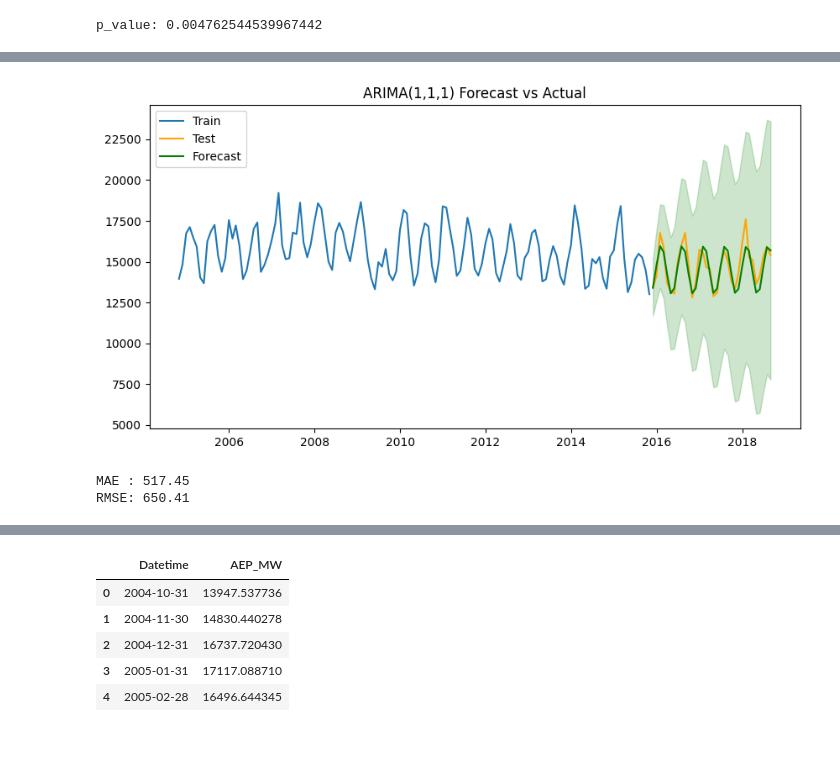
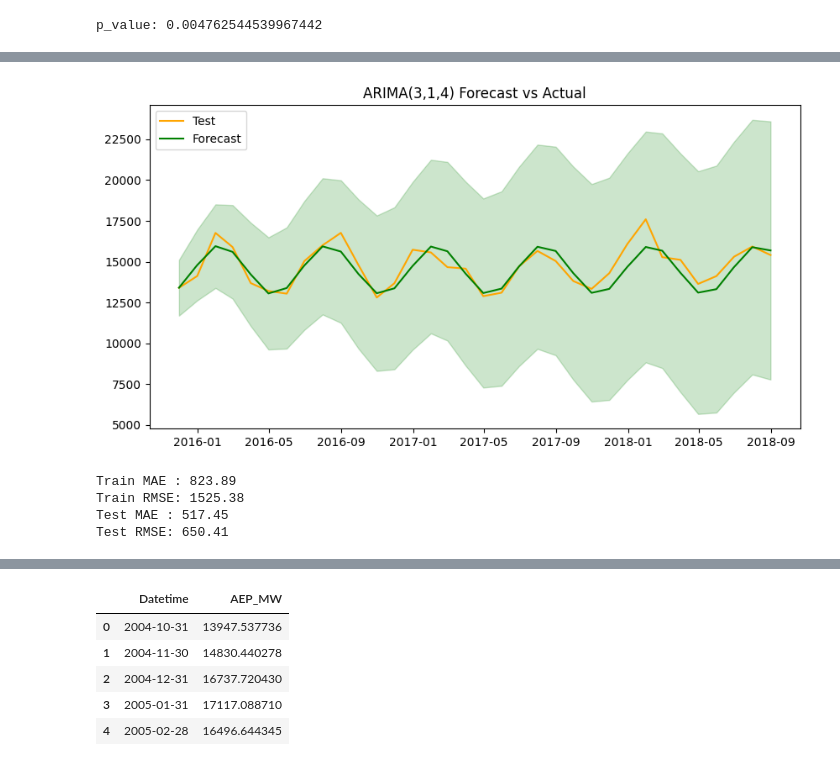
Before and after one commit to victorouma1/Machine-Learning-2-Capstone, a Jupyter notebook: main.ipynb, the cells around one changed output, grey strips where cells are left out. Drawn from its saved outputs; the diff is of its cells as text; code cells hidden in the pictures.

```diff
--- a/main.ipynb
+++ b/main.ipynb
@@ -377,23 +307,29 @@ conf_int = forecast_obj.conf_int()
 # %%
 plt.figure(figsize=(10,5))
-plt.plot(train_dataset.index, train_dataset['AEP_MW'], label='Train')
+#plt.plot(train_dataset.index, train_dataset['AEP_MW'], label='Train')
 plt.plot(test_dataset.index, test_dataset['AEP_MW'], label='Test', color='orange')
 plt.plot(y_pred.index, y_pred, label='Forecast', color='green')
 plt.fill_between(conf_int.index,
                  conf_int.iloc[:,0],
                  conf_int.iloc[:,1],
                  color='green', alpha=0.2)
 plt.legend()
-plt.title('ARIMA(1,1,1) Forecast vs Actual')
+plt.title('ARIMA(3,1,4) Forecast vs Actual')
 plt.show()
 # %% [output]
-[figure, old version]
+[figure, new version]
 # %%
 mae = mean_absolute_error(test_dataset['AEP_MW'], y_pred)
 rmse = np.sqrt(mean_squared_error(test_dataset['AEP_MW'], y_pred))
+mae_train = mean_absolute_error(train_dataset['AEP_MW'], y_pred_train)
+rmse_train = np.sqrt(mean_squared_error(train_dataset['AEP_MW'], y_pred_train))
 
-print(f"MAE : {mae:.2f}")
-print(f"RMSE: {rmse:.2f}")
+print(f"Train MAE : {mae_train:.2f}")
+print(f"Train RMSE: {rmse_train:.2f}")
+print(f"Test MAE : {mae:.2f}")
+print(f"Test RMSE: {rmse:.2f}")
 # %% [output]
-MAE : 517.45
-RMSE: 650.41
+Train MAE : 823.89
+Train RMSE: 1525.38
+Test MAE : 517.45
+Test RMSE: 650.41
```
Also changed, not shown: parts of 46 cells of this notebook.
